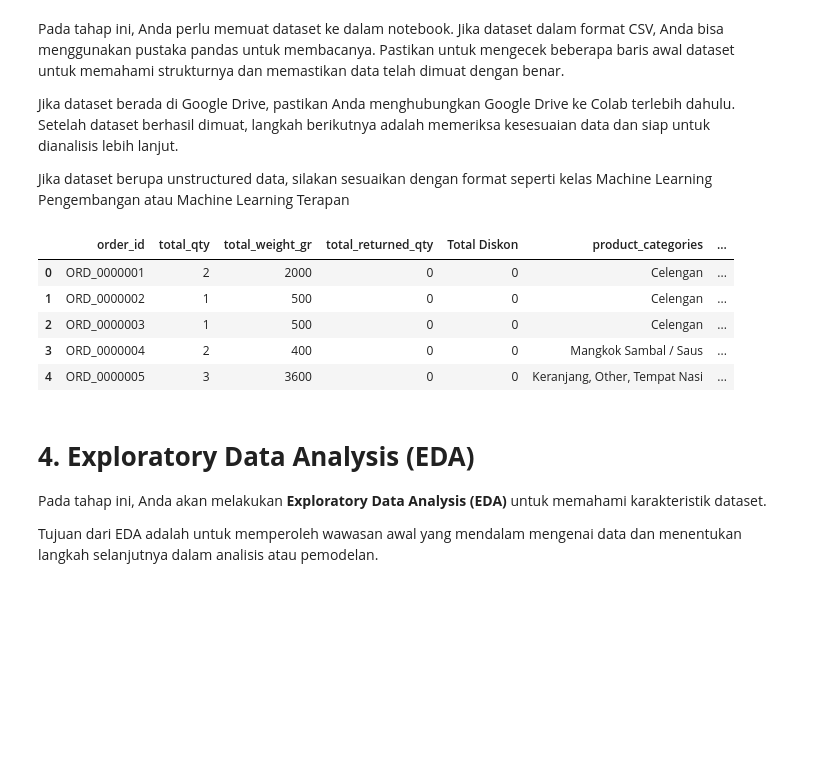
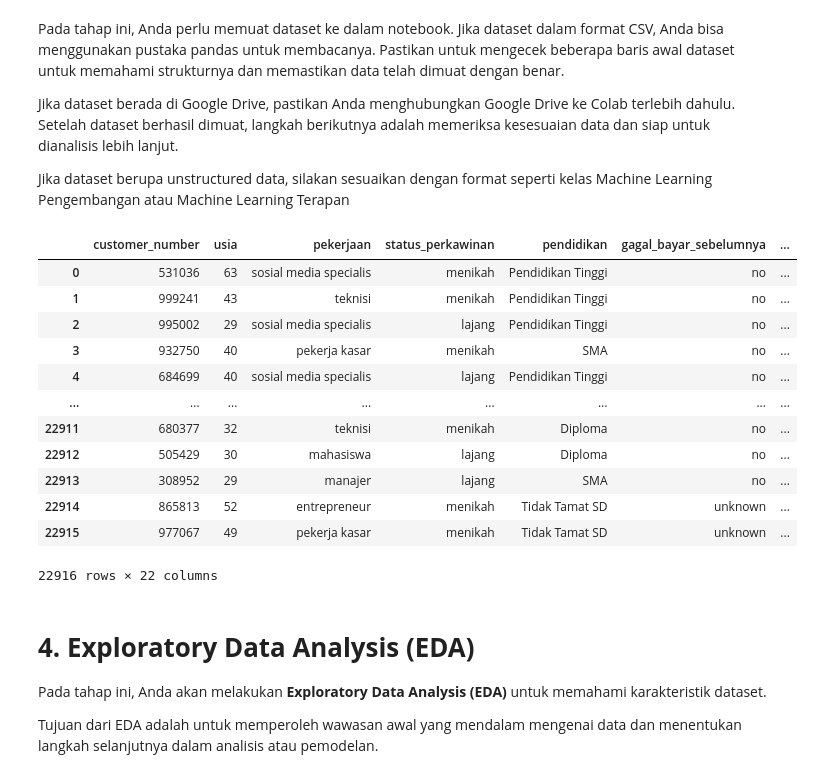
Before and after one commit to RoyanFirdaus313/Eksperimen_SML_Royan-Firdaus, a Jupyter notebook: preprocessing/Eksperimen_Royan-Firdaus.ipynb, the cells around one changed output. Drawn from its saved outputs; the diff is of its cells as text; code cells hidden in the pictures; blank space fills up the shorter version.

```diff
--- a/preprocessing/Eksperimen_Royan-Firdaus.ipynb
+++ b/preprocessing/Eksperimen_Royan-Firdaus.ipynb
@@ -21,20 +19,23 @@ Pada tahap ini, Anda perlu memuat dataset ke dalam notebook. Jika dataset dalam
 Jika dataset berada di Google Drive, pastikan Anda menghubungkan Google Drive ke Colab terlebih dahulu. Setelah dataset berhasil dimuat, langkah berikutnya adalah memeriksa kesesuaian data dan siap untuk dianalisis lebih lanjut.
 
 Jika dataset berupa unstructured data, silakan sesuaikan dengan format seperti kelas Machine Learning Pengembangan atau Machine Learning Terapan
-# %%
-try:
-    df = pd.read_csv("/content/train_df.csv")
-except pd.errors.ParserError:
-    # Try with a different delimiter, e.g., semicolon
-    df = pd.read_csv("/content/train_df.csv", sep=';')
-df.head()
-# %% [output]
-|  | order_id | total_qty | total_weight_gr | total_returned_qty | Total Diskon | product_categories | ... |
-| 0 | ORD_0000001 | 2 | 2000 | 0 | 0 | Celengan | ... |
-| 1 | ORD_0000002 | 1 | 500 | 0 | 0 | Celengan | ... |
-| 2 | ORD_0000003 | 1 | 500 | 0 | 0 | Celengan | ... |
-| 3 | ORD_0000004 | 2 | 400 | 0 | 0 | Mangkok Sambal / Saus | ... |
-| 4 | ORD_0000005 | 3 | 3600 | 0 | 0 | Keranjang, Other, Tempat Nasi | ... |
+# %%
+df = pd.read_csv('train_df.csv')
+df
+# %% [output]
+|  | customer_number | usia | pekerjaan | status_perkawinan | pendidikan | gagal_bayar_sebelumnya | ... |
+| 0 | 531036 | 63 | sosial media specialis | menikah | Pendidikan Tinggi | no | ... |
+| 1 | 999241 | 43 | teknisi | menikah | Pendidikan Tinggi | no | ... |
+| 2 | 995002 | 29 | sosial media specialis | lajang | Pendidikan Tinggi | no | ... |
+| 3 | 932750 | 40 | pekerja kasar | menikah | SMA | no | ... |
+| 4 | 684699 | 40 | sosial media specialis | lajang | Pendidikan Tinggi | no | ... |
+| ... | ... | ... | ... | ... | ... | ... | ... |
+| 22911 | 680377 | 32 | teknisi | menikah | Diploma | no | ... |
+| 22912 | 505429 | 30 | mahasiswa | lajang | Diploma | no | ... |
+| 22913 | 308952 | 29 | manajer | lajang | SMA | no | ... |
+| 22914 | 865813 | 52 | entrepreneur | menikah | Tidak Tamat SD | unknown | ... |
+| 22915 | 977067 | 49 | pekerja kasar | menikah | Tidak Tamat SD | unknown | ... |
+22916 rows × 22 columns
 # %% [markdown]
 # **4. Exploratory Data Analysis (EDA)**
 
```
Also changed, not shown: parts of 6 cells of this notebook, 3 other files.
